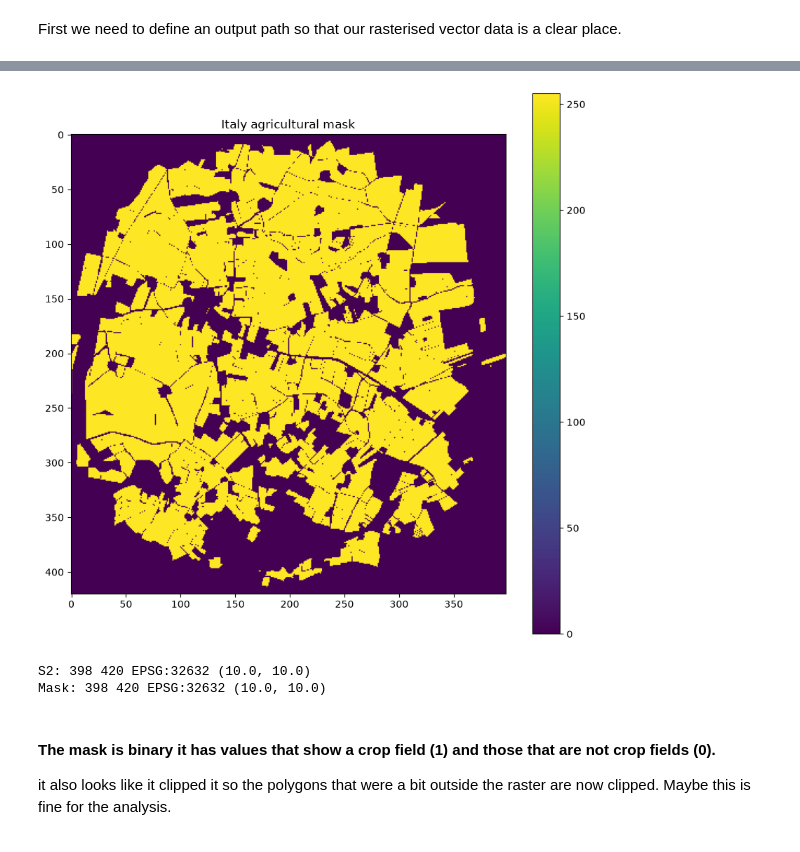
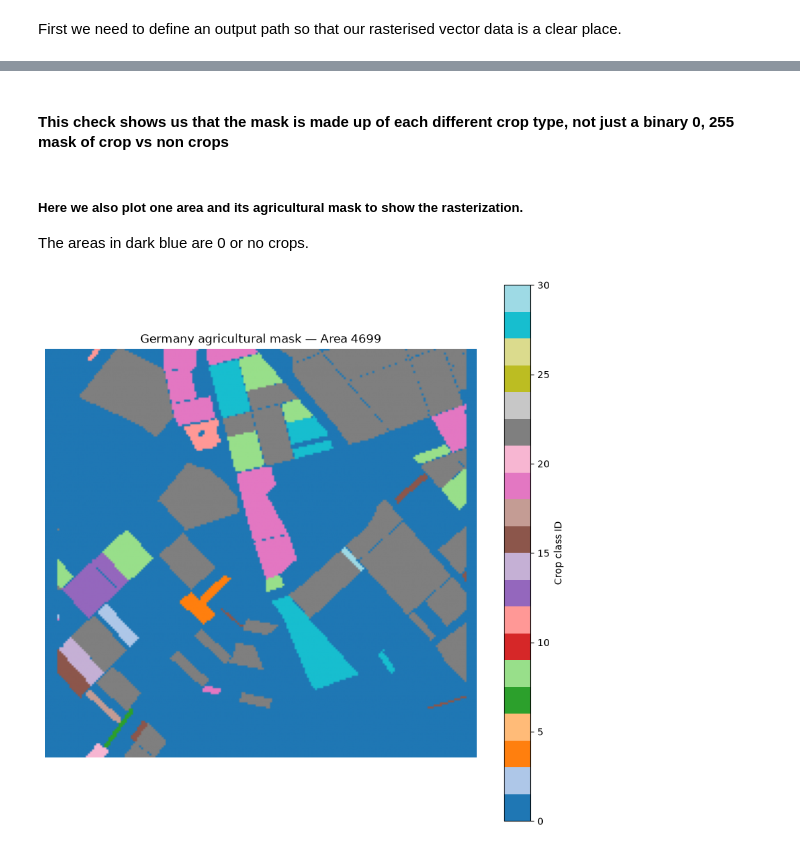
Before and after one commit to staehelinhenrimax-droid/European-Spectral-Crop-Identification, a Jupyter notebook: notebooks/Data_load_preprocessing.ipynb, the cells around one changed output, grey strips where cells are left out. Cells and saved outputs as stored; diff of their text form; code cells hidden in the pictures.

Commit message:
Germany data, inclduing vectors to raster masks saved them to raw data

```diff
--- a/notebooks/Data_load_preprocessing.ipynb
+++ b/notebooks/Data_load_preprocessing.ipynb
@@ -115,4 +295,0 @@ Get the bounding box for our study area.
-# %%
-bbox_wgs84 = list(italy_subset.total_bounds)
-
-print(bbox_wgs84)
@@ -138,0 +296,4 @@ Found 10 Sentinel-2 item(s)
+# %%
+selected_wgs84 = selected_areas.to_crs("EPSG:4326")
+
+print(selected_wgs84.crs)
@@ -325,8 +607,0 @@ Dtype: ('uint8',)
-# %%
-import numpy as np
-
-with rasterio.open(output_path) as src:
-    mask = src.read(1)
-
-print("Shape:", mask.shape)
-print("Unique values:", np.unique(mask))
@@ -335,0 +608,14 @@ Unique values: [  0 255]
+# %%
+import numpy as np
+import rasterio
+
+for area_id, mask_path in mask_paths.items():
+    with rasterio.open(mask_path) as src:
+        mask = src.read(1)
+
+        print(
+            f"Area {area_id}:",
+            "shape =", mask.shape,
+            "| CRS =", src.crs,
+            "| classes =", np.unique(mask),
+        )
@@ -336,26 +628,25 @@ Unique values: [  0 255]
+# %% [markdown]
+#### This check shows us that the mask is made up of each different crop type, not just a binary 0, 255 mask of crop vs non crops
+# %% [markdown]
+##### Here we also plot one area and its agricultural mask to show the rasterization.
+The areas in dark blue are 0 or no crops.
 # %%
 import matplotlib.pyplot as plt
 import rasterio
+import numpy as np
 
-with rasterio.open(output_path) as src:
+# Select one area
+area_id = next(iter(mask_paths))
+mask_path = mask_paths[area_id]
+
+with rasterio.open(mask_path) as src:
     mask = src.read(1)
 
 plt.figure(figsize=(10, 10))
-plt.imshow(mask)
-plt.colorbar()
-plt.title("Italy agricultural mask")
+plt.imshow(mask, cmap="tab20")
+plt.colorbar(label="Crop class ID")
+plt.title(f"Germany agricultural mask — Area {area_id}")
+plt.axis("off")
 plt.show()
 # %% [output]
-[figure, old version]
+[figure, new version]
-# %%
-with rasterio.open(s2_path) as src:
-    print("S2:", src.width, src.height, src.crs, src.res)
-
-with rasterio.open(output_path) as src:
-    print("Mask:", src.width, src.height, src.crs, src.res)
-# %% [output]
-S2: 398 420 EPSG:32632 (10.0, 10.0)
-Mask: 398 420 EPSG:32632 (10.0, 10.0)
-# %% [markdown]
-#### The mask is binary it has values that show a crop field (1) and those that are not crop fields (0).
-it also looks like it clipped it so the polygons that were a bit outside the raster are now clipped. Maybe this is fine for the analysis.
```
Also changed, not shown: parts of 46 cells of this notebook.
